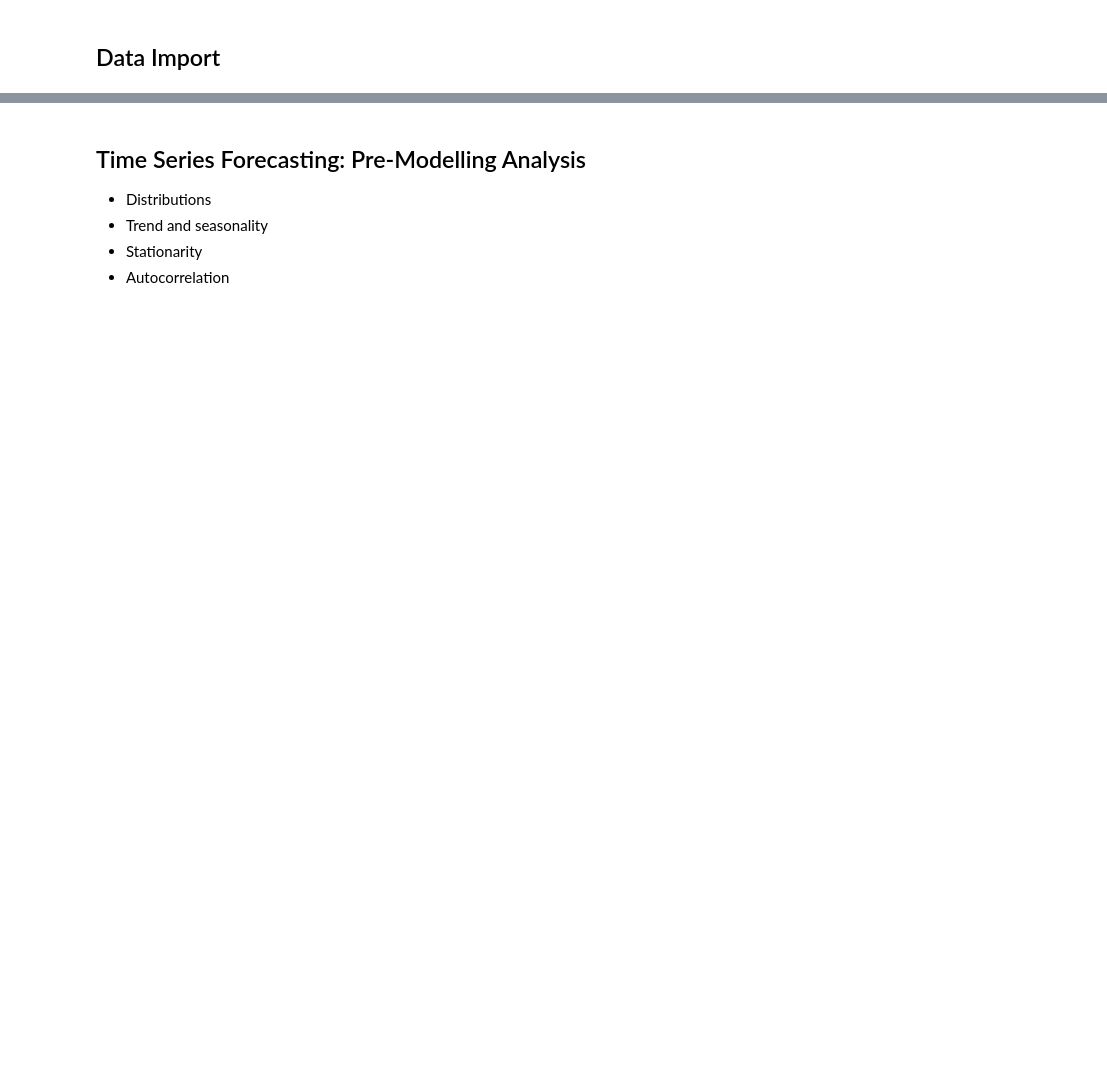
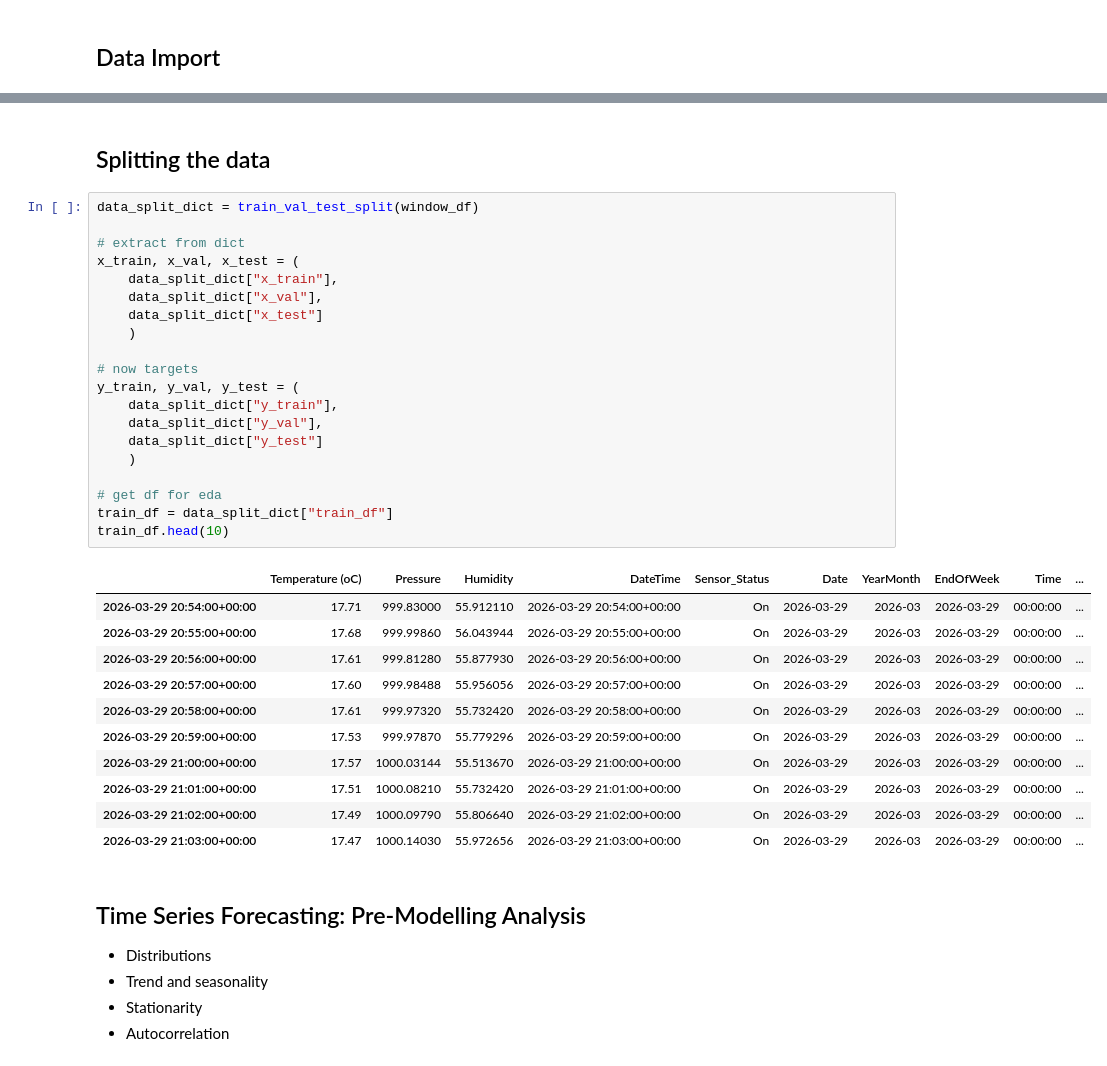
Before and after one commit to Cmay487/bedroom-humidity-forecasting, a Jupyter notebook: forecasting.ipynb, the cells around one changed output, grey strips where cells are left out. Drawn from its saved outputs; the diff is of its cells as text; blank space fills up the shorter version.

```diff
--- a/forecasting.ipynb
+++ b/forecasting.ipynb
@@ -87,4 +87,38 @@ DF Shape: (256518, 4)
 ****************************************************************************************************
+# %% [markdown]
+## Splitting the data
+# %%
+data_split_dict = train_val_test_split(window_df)
+
+# extract from dict
+x_train, x_val, x_test = (
+    data_split_dict["x_train"],
+    data_split_dict["x_val"],
+    data_split_dict["x_test"]
+    )
+
+# now targets
+y_train, y_val, y_test = (
+    data_split_dict["y_train"],
+    data_split_dict["y_val"],
+    data_split_dict["y_test"]
+    )
+
+# get df for eda
+train_df = data_split_dict["train_df"]
+train_df.head(10)
+# %% [output]
+|  | Temperature (oC) | Pressure | Humidity | DateTime | Sensor_Status | Date | YearMonth | EndOfWeek | Time | ... |
+| 2026-03-29 20:54:00+00:00 | 17.71 | 999.83000 | 55.912110 | 2026-03-29 20:54:00+00:00 | On | 2026-03-29 | 2026-03 | 2026-03-29 | 00:00:00 | ... |
+| 2026-03-29 20:55:00+00:00 | 17.68 | 999.99860 | 56.043944 | 2026-03-29 20:55:00+00:00 | On | 2026-03-29 | 2026-03 | 2026-03-29 | 00:00:00 | ... |
+| 2026-03-29 20:56:00+00:00 | 17.61 | 999.81280 | 55.877930 | 2026-03-29 20:56:00+00:00 | On | 2026-03-29 | 2026-03 | 2026-03-29 | 00:00:00 | ... |
+| 2026-03-29 20:57:00+00:00 | 17.60 | 999.98488 | 55.956056 | 2026-03-29 20:57:00+00:00 | On | 2026-03-29 | 2026-03 | 2026-03-29 | 00:00:00 | ... |
+| 2026-03-29 20:58:00+00:00 | 17.61 | 999.97320 | 55.732420 | 2026-03-29 20:58:00+00:00 | On | 2026-03-29 | 2026-03 | 2026-03-29 | 00:00:00 | ... |
+| 2026-03-29 20:59:00+00:00 | 17.53 | 999.97870 | 55.779296 | 2026-03-29 20:59:00+00:00 | On | 2026-03-29 | 2026-03 | 2026-03-29 | 00:00:00 | ... |
+| 2026-03-29 21:00:00+00:00 | 17.57 | 1000.03144 | 55.513670 | 2026-03-29 21:00:00+00:00 | On | 2026-03-29 | 2026-03 | 2026-03-29 | 00:00:00 | ... |
+| 2026-03-29 21:01:00+00:00 | 17.51 | 1000.08210 | 55.732420 | 2026-03-29 21:01:00+00:00 | On | 2026-03-29 | 2026-03 | 2026-03-29 | 00:00:00 | ... |
+| 2026-03-29 21:02:00+00:00 | 17.49 | 1000.09790 | 55.806640 | 2026-03-29 21:02:00+00:00 | On | 2026-03-29 | 2026-03 | 2026-03-29 | 00:00:00 | ... |
+| 2026-03-29 21:03:00+00:00 | 17.47 | 1000.14030 | 55.972656 | 2026-03-29 21:03:00+00:00 | On | 2026-03-29 | 2026-03 | 2026-03-29 | 00:00:00 | ... |
 # %% [markdown]
 ## Time Series Forecasting: Pre-Modelling Analysis
 
```
Also changed, not shown: parts of 5 cells of this notebook, 1 other file.
